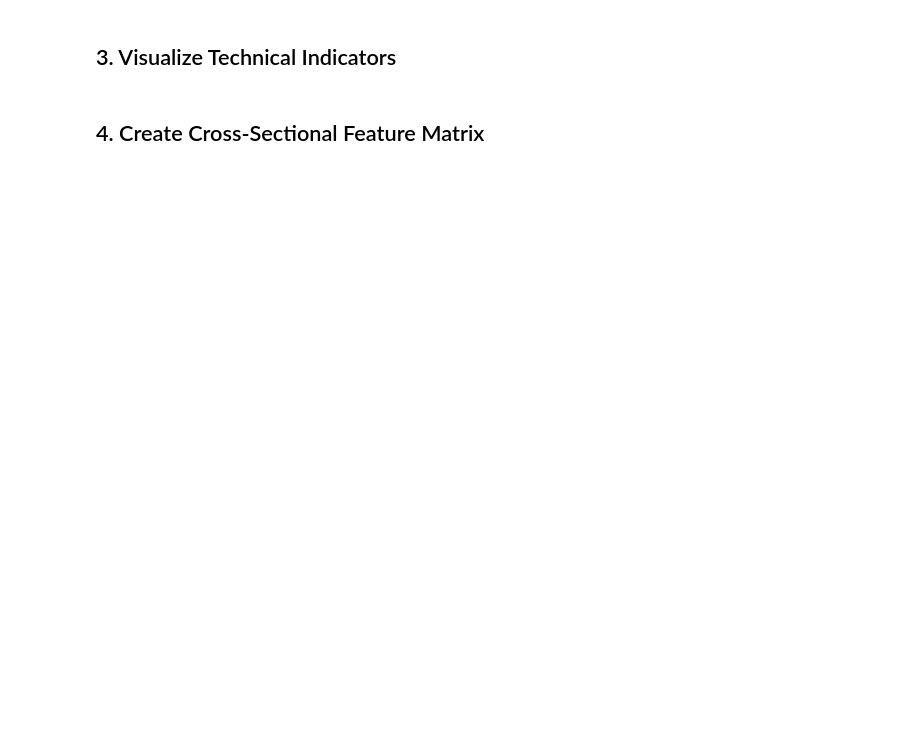
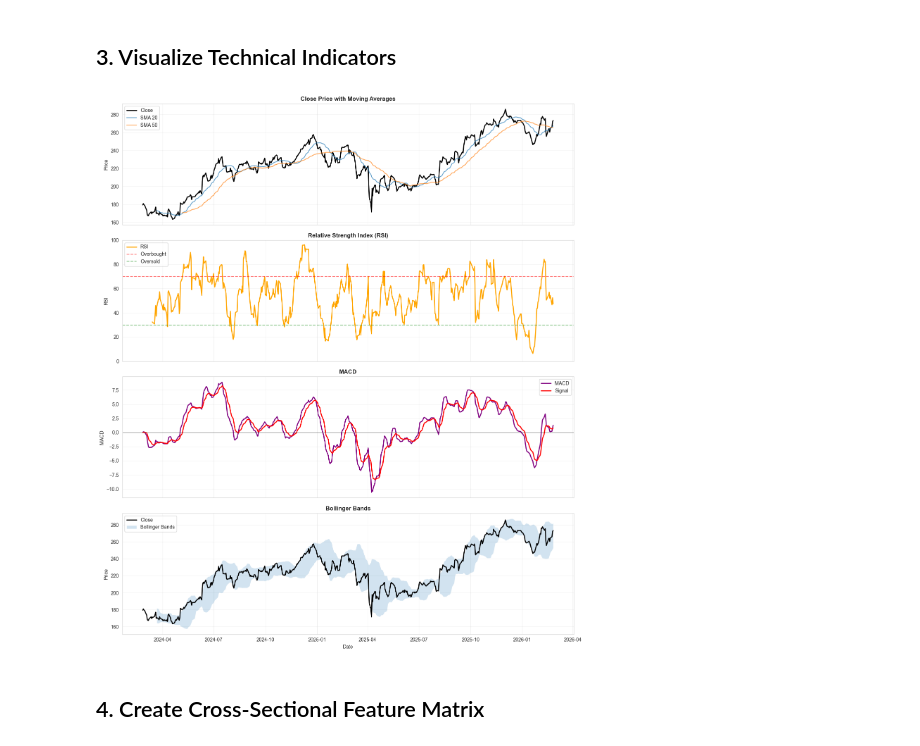
Before and after one commit to CrespoN1/stockbuddy-forecast, a Jupyter notebook: notebooks/02_feature_engineering.ipynb, the cells around one changed output. Saved outputs shown, nothing was run; the diff lists cells and outputs as text; code cells hidden in the pictures; blank space fills up the shorter version.

```diff
--- a/notebooks/02_feature_engineering.ipynb
+++ b/notebooks/02_feature_engineering.ipynb
@@ -55,35 +70,37 @@ if 'RSI' in sample_features.columns:
     axes[1].axhline(y=70, color='r', linestyle='--', alpha=0.5, label='Overbought')
     axes[1].axhline(y=30, color='g', linestyle='--', alpha=0.5, label='Oversold')
     axes[1].set_title('Relative Strength Index (RSI)', fontweight='bold')
     axes[1].set_ylabel('RSI')
     axes[1].set_ylim([0, 100])
     axes[1].legend()
     axes[1].grid(alpha=0.3)
 
 # MACD
 if 'MACD' in sample_features.columns:
     axes[2].plot(sample_features.index, sample_features['MACD'], label='MACD', linewidth=2, color='purple')
     if 'MACD_Signal' in sample_features.columns:
         axes[2].plot(sample_features.index, sample_features['MACD_Signal'], label='Signal', linewidth=2, color='red')
     axes[2].axhline(y=0, color='k', linestyle='-', alpha=0.3)
     axes[2].set_title('MACD', fontweight='bold')
     axes[2].set_ylabel('MACD')
     axes[2].legend()
     axes[2].grid(alpha=0.3)
 
 # Bollinger Bands
-if 'BB_High' in sample_features.columns and 'BB_Low' in sample_features.columns:
+if 'BB_Upper' in sample_features.columns and 'BB_Lower' in sample_features.columns:
     axes[3].plot(sample_features.index, sample_features['Close'], label='Close', linewidth=2, color='black')
-    axes[3].fill_between(sample_features.index, sample_features['BB_High'], sample_features['BB_Low'], alpha=0.2, label='Bollinger Bands')
+    axes[3].fill_between(sample_features.index, sample_features['BB_Upper'], sample_features['BB_Lower'], alpha=0.2, label='Bollinger Bands')
     axes[3].set_title('Bollinger Bands', fontweight='bold')
     axes[3].set_ylabel('Price')
     axes[3].set_xlabel('Date')
     axes[3].legend()
     axes[3].grid(alpha=0.3)
 
 plt.tight_layout()
 plt.savefig("../figures/02_technical_indicators.png", dpi=150, bbox_inches="tight")
 plt.show()
+# %% [output]
+[figure, added]
 # %% [markdown]
 ## 4. Create Cross-Sectional Feature Matrix
 # %%
```
Also changed, not shown: parts of 7 cells of this notebook, 41 other files.
